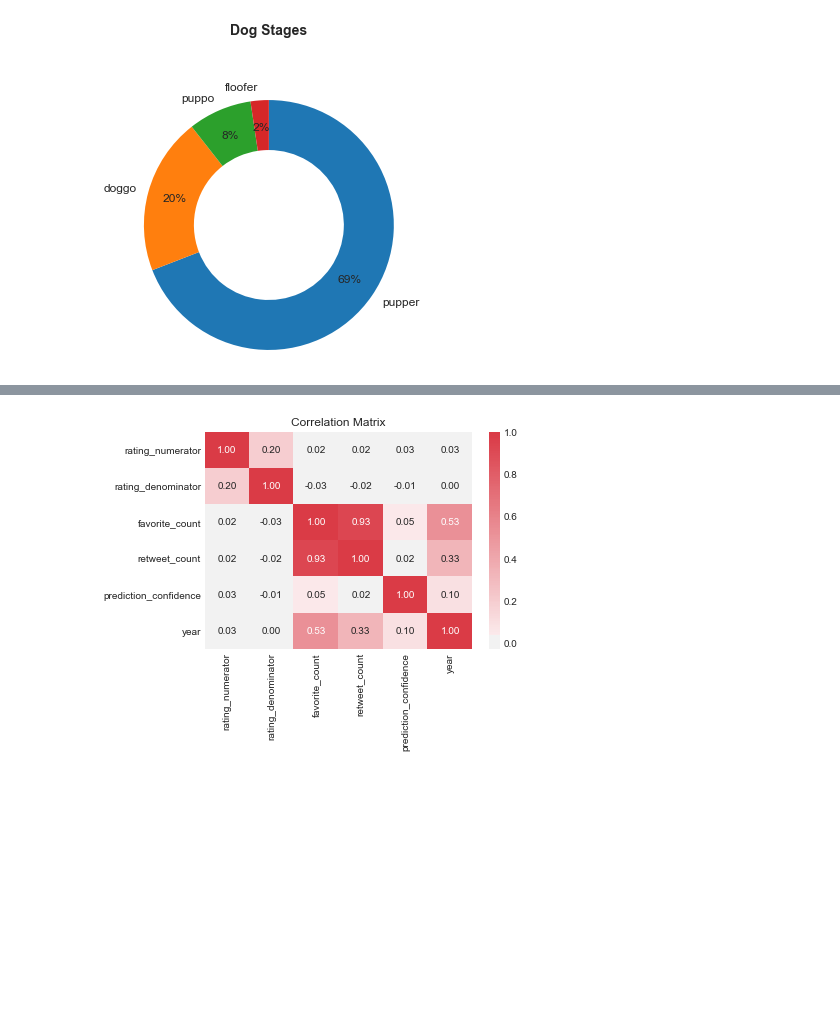
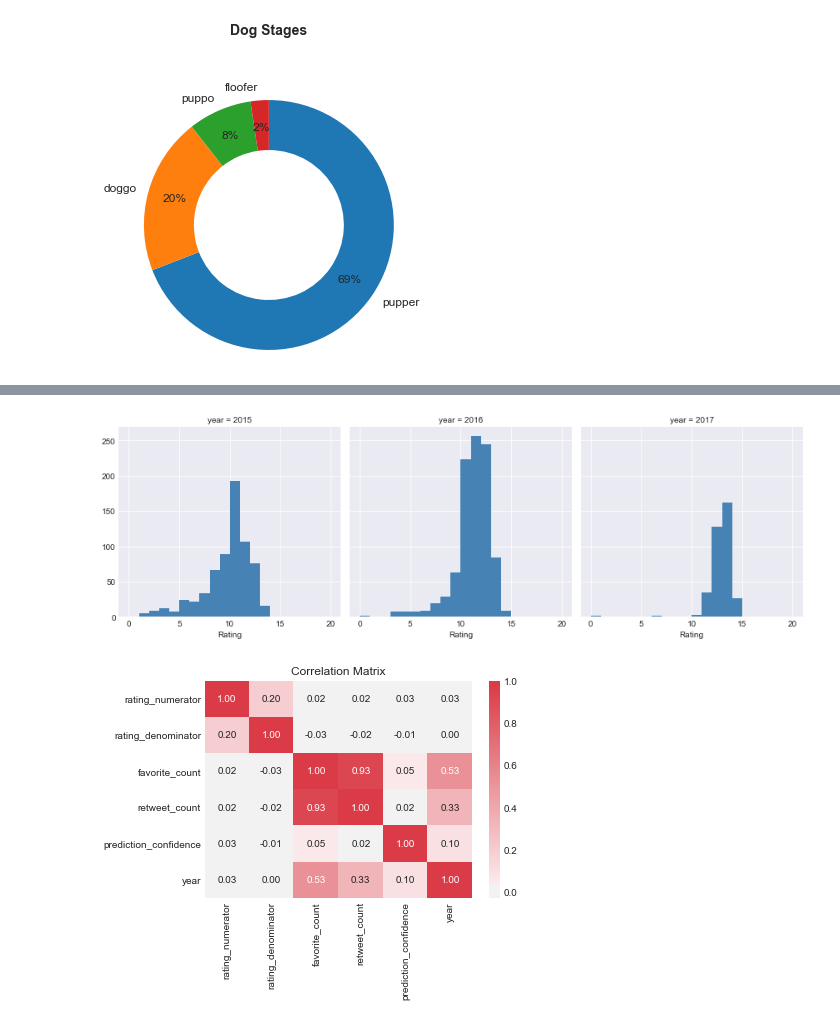
Before and after one commit to mattzajac/DAND-Project_3, a Jupyter notebook: act_report.ipynb, the cells around one changed output, grey strips where cells are left out. Cells and saved outputs as stored; diff of their text form; code cells hidden in the pictures; blank space fills up the shorter version.

```diff
--- a/act_report.ipynb
+++ b/act_report.ipynb
@@ -117,3 +166,9 @@ plt.xlim(0, 20);
+# %%
+g = sns.FacetGrid(df, col="year", margin_titles=True, col_wrap=3, size=4)
+bins = np.arange(0, 20+1, 1)
+g.map(plt.hist, "rating_numerator", color="steelblue", bins=bins).set_axis_labels("Rating");
+# %% [output]
+[figure, added]
 # %%
 # code for the Correlation Matrix
 
```
Also changed, not shown: parts of 15 cells of this notebook.
